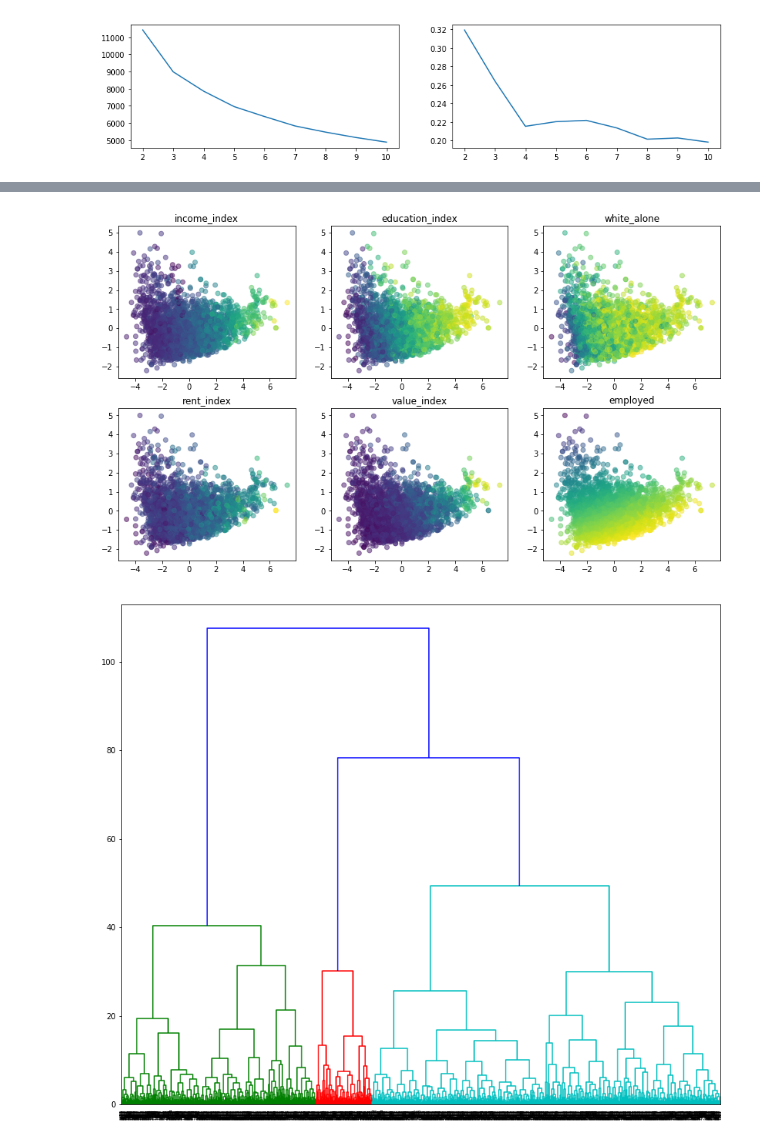
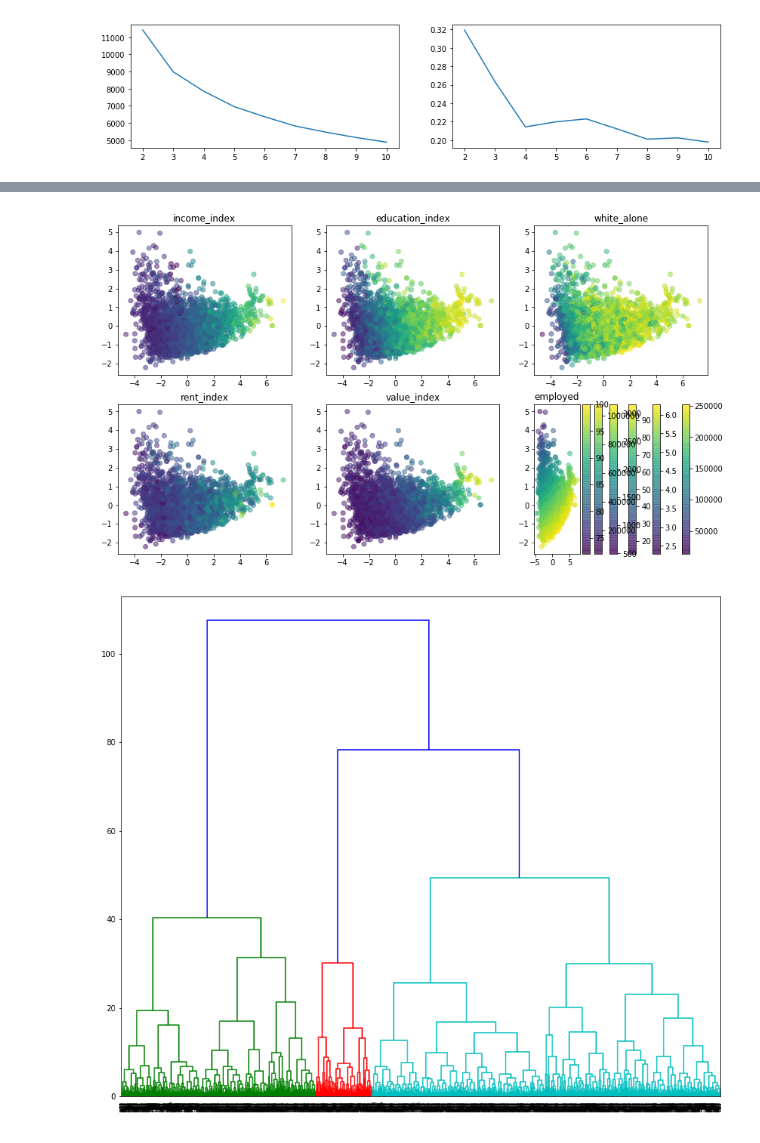
Before and after one commit to tsansom/Springboard-Data-Science, a Jupyter notebook: capstone_projects/gentrification/notebooks/clustering test.ipynb, the cells around one changed output, grey strips where cells are left out. Cells and saved outputs as stored; diff of their text form; code cells hidden in the pictures.

```diff
--- a/capstone_projects/gentrification/notebooks/clustering test.ipynb
+++ b/capstone_projects/gentrification/notebooks/clustering test.ipynb
@@ -78,10 +78,11 @@ ax.scatter(data_pca['x'], data_pca['y'], c=clust_pred, alpha=0.5)
 # %%
 fig, axes = plt.subplots(2, 3, figsize=(14, 8))
 for col, ax in zip(data.columns[1:], axes.flatten()):
-    ax.scatter(data_pca['x'], data_pca['y'], c=data[col], alpha=0.5)
+    cax = ax.scatter(data_pca['x'], data_pca['y'], c=data[col], alpha=0.5)
+    fig.colorbar(cax)
     ax.set(title=col)
 # %% [output]
-[figure, old version]
+[figure, new version]
 # %%
 from sklearn.cluster import AgglomerativeClustering
 from scipy.cluster.hierarchy import dendrogram, linkage
```
Also changed, not shown: parts of 2 cells of this notebook, 1 other file.
